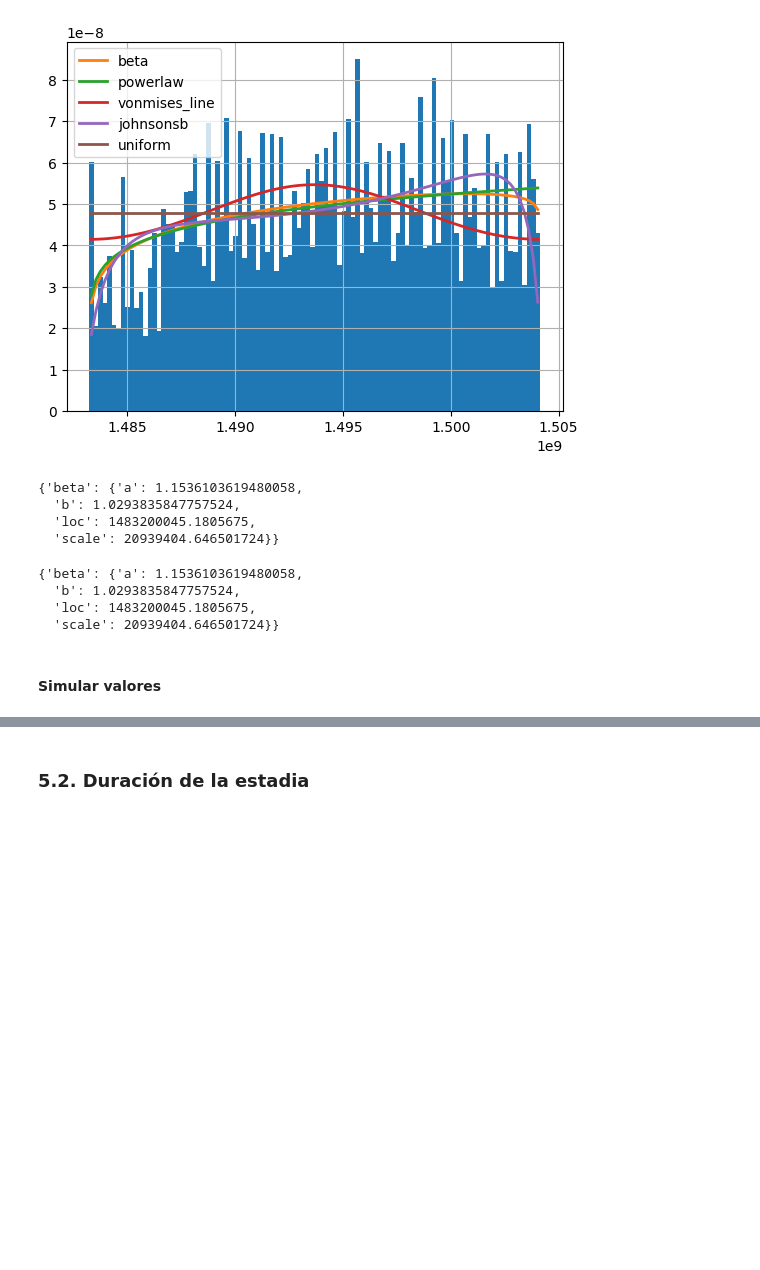
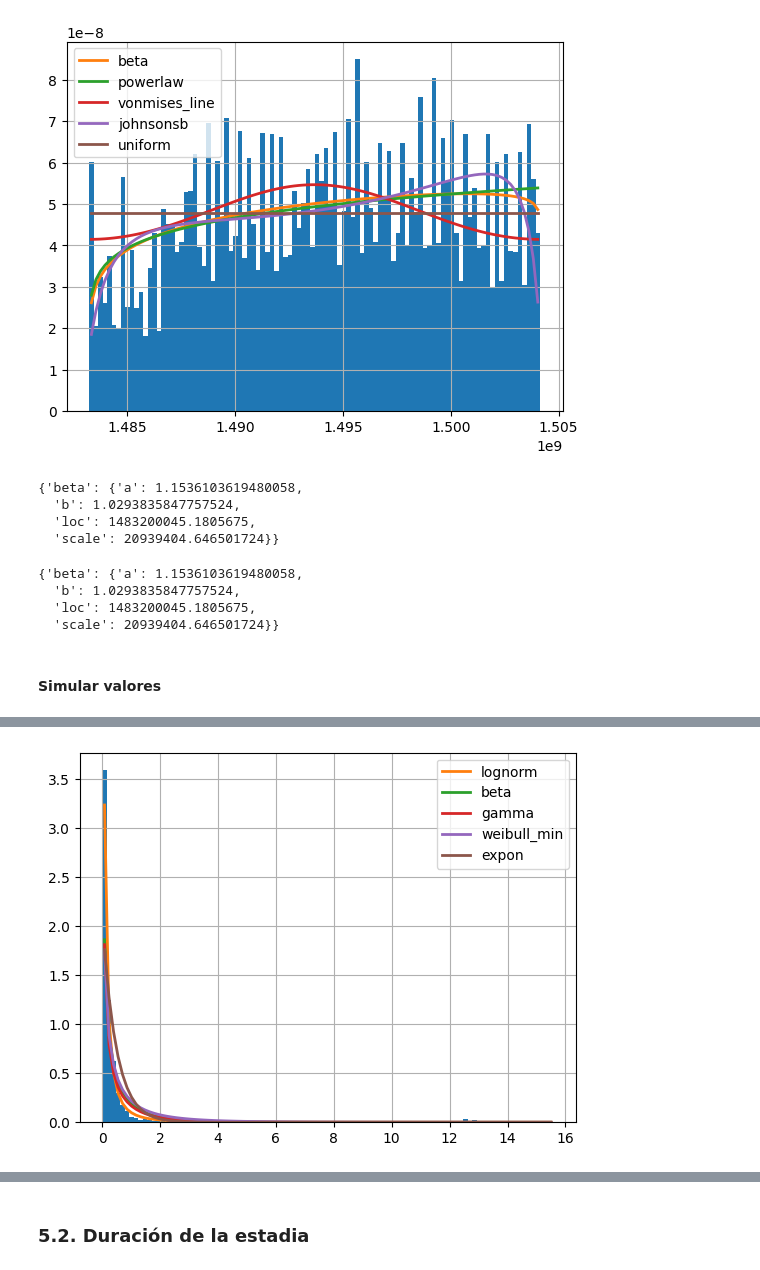
Before and after one commit to gonzs/simu-tp6, a Jupyter notebook: docs/FDPS/TP6.ipynb, the cells around one changed output, grey strips where cells are left out. Saved outputs shown, nothing was run; the diff lists cells and outputs as text; code cells hidden in the pictures; blank space fills up the shorter version.

```diff
--- a/docs/FDPS/TP6.ipynb
+++ b/docs/FDPS/TP6.ipynb
@@ -239,3 +252,19 @@ bookings_city_hotel['arrival_date_timestamp'].describe()
 | 75% | 1.489968e+09 |
 | max | 1.504138e+09 |
 dtype: float64
+# %%
+# Ordenar por fecha de arribo
+bookings_sorted_arrivals= bookings_city_hotel.sort_values('arrival_date_dt2')
+
+# Calcular las diferencias en minutos entre fechas de arribo sucesivas
+arrival_timestamps = bookings_sorted_arrivals['arrival_date_dt2'].astype(np.int64) // 10**9  # convertir a segundos
+intervals_sec = np.diff(arrival_timestamps)
+intervals_min = intervals_sec / 60  # convertir a minutos
+
+# Estadísticas básicas
+intervals_mean = np.mean(intervals_min)
+intervals_median = np.median(intervals_min)
+min_interval = np.min(intervals_min)
+max_interval = np.max(intervals_min)
+
+intervals_min[:10], intervals_mean, intervals_median, min_interval, max_interval
@@ -513,0 +700,73 @@ plt.show()
+# %%
+resultados_mensuales = {}
+mejor_distribucion_fitter = {}
+n_dias_simulados = 30
+anio_base = 2025
+
+for mes in range(1, 13):
+    dist_mes = distribuciones_por_mes[distribuciones_por_mes['mes'] == mes]
+    if dist_mes.empty:
+        continue
+
+    valores_arribos = dist_mes['n_arribos'].values
+    probabilidades = dist_mes['frecuencia'].values
+
+    arribos_por_dia_sim = np.random.choice(valores_arribos, size=n_dias_simulados, p=probabilidades)
+
+    fecha_inicio_mes = datetime(anio_base, mes, 1)
+    timestamps_mes = []
+
+    for i, n_arribos in enumerate(arribos_por_dia_sim):
+        fecha_base = fecha_inicio_mes + timedelta(days=i)
+        for _ in range(n_arribos):
+            hora = random.randint(8, 19)
+            minuto = random.randint(0, 59)
+            segundo = random.randint(0, 59)
+            ts = datetime(fecha_base.year, fecha_base.month, fecha_base.day, hora, minuto, segundo)
+            timestamps_mes.append(ts)
+
+    timestamps_mes.sort()
+    ts_series = pd.Series(timestamps_mes)
+    intervals_sec = ts_series.diff().dropna().dt.total_seconds()
+    intervals_hours = intervals_sec / 3600
+
+    try:
+      # Ajuste con fitter
+      f = Fitter(intervals_hours, distributions=['gamma', 'weibull_min', 'expon', 'lognorm', 'beta'])
+      f.fit()
+
+      # Tomar nombre de mejor distribución del resumen ordenado por SSE
+      f.summary()
+      best_name = f.summary(5).index[4]
+
+      # Obtener parámetros desde fitted_param (es confiable y siempre numérico)
+      best_params_raw = f.fitted_param.get(best_name, ())
+      best_params = tuple(round(float(p), 4) for p in best_params_raw if isinstance(p, (int, float, np.number)))
+
+      mejor_distribucion_fitter[mes] = {
+        'distribucion': best_name,
+        'parametros': best_params
+      }
+
+      # Guardar también los ajustes manuales si los necesitás
+      ajustes_manual = {
+        'gamma': gamma.fit(intervals_hours),
+        'weibull_min': weibull_min.fit(intervals_hours),
+        'expon': expon.fit(intervals_hours),
+        'lognorm': lognorm.fit(intervals_hours),
+        'beta': beta.fit(intervals_hours)
+      }
+
+      resultados_mensuales[mes] = {
+        'intervalos': intervals_hours,
+        'ajustes': ajustes_manual
+      }
+
+    except Exception as e:
+      print(f"[ERROR] Mes {mes}: {str(e)}")
+      resultados_mensuales[mes] = {
+        'intervalos': intervals_hours,
+        'ajustes': None,
+        'error': str(e)
+      }
+# %% [output]
@@ -513,0 +790 @@ plt.show()
+[figure, added]
```
Also changed, not shown: parts of 23 cells of this notebook.
